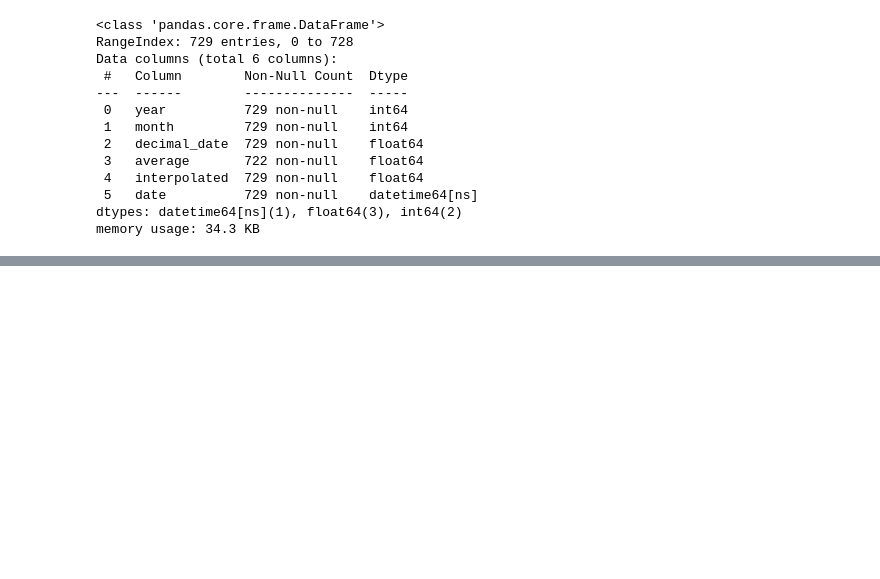
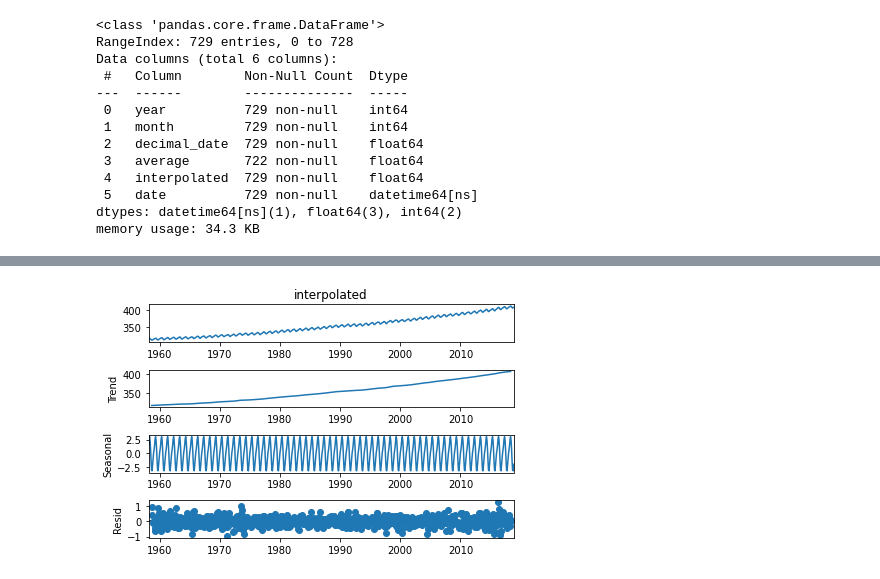
Before and after one commit to kunal266/Algo_Practice, a Jupyter notebook: time_series_analysis/SARIMA.ipynb, the cells around one changed output, grey strips where cells are left out. Drawn from its saved outputs; the diff is of its cells as text; code cells hidden in the pictures; blank space fills up the shorter version.

```diff
--- a/time_series_analysis/SARIMA.ipynb
+++ b/time_series_analysis/SARIMA.ipynb
@@ -103,0 +102,5 @@ df['interpolated'].plot(figsize=(12,8))
+# %%
+result = seasonal_decompose(df['interpolated'],model = 'add')
+result.plot();
+# %% [output]
+[figure, added]
```
Also changed, not shown: parts of 32 cells of this notebook.
